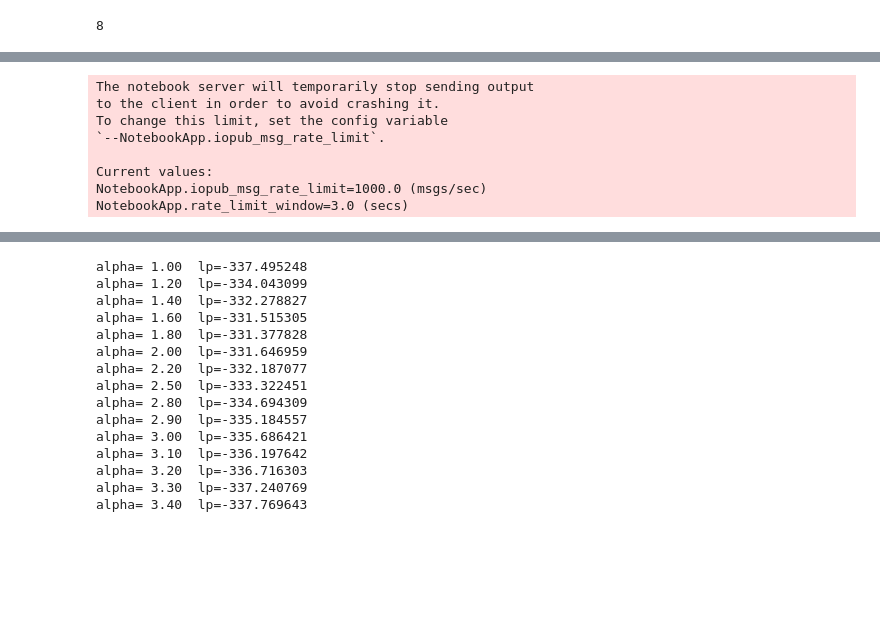
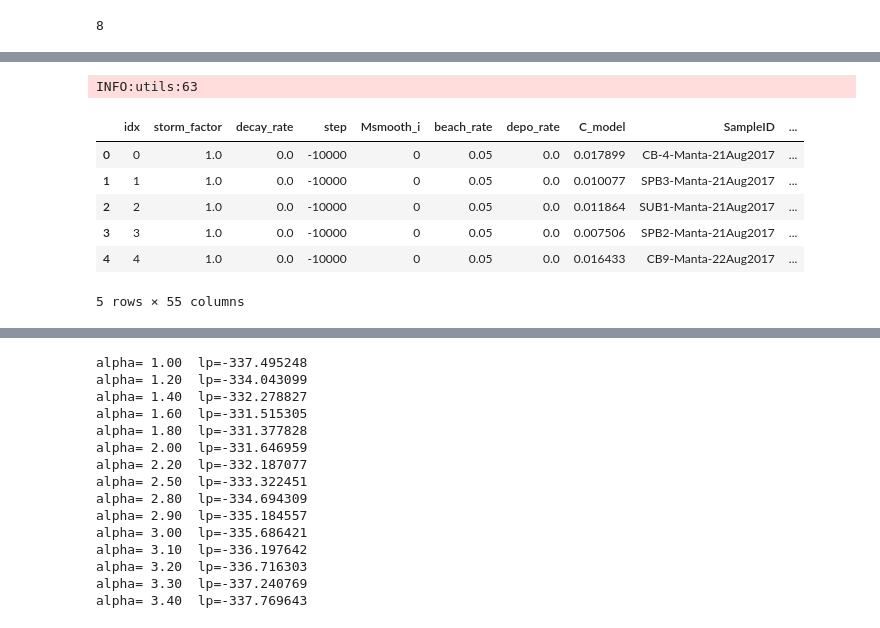
Before and after one commit to rustychris/microplastic_sfbay, a Jupyter notebook: postprocess/postproc_emcee_v02.ipynb, the cells around one changed output, grey strips where cells are left out. Drawn from its saved outputs; the diff is of its cells as text; code cells hidden in the pictures; blank space fills up the shorter version.

```diff
--- a/postprocess/postproc_emcee_v02.ipynb
+++ b/postprocess/postproc_emcee_v02.ipynb
@@ -214,4 +203,2 @@ cfg['hydro_timestamps']=post.load_hydro_timestamps(cfg['sun_paths'])
-# %%
-cfg['bc_ds_d']=post.bc_ds(cfg=cfg)
 # %%
-areas=grid.cells_area()
+areas=cfg.grid.cells_area()
@@ -288,6 +253,11 @@ post
 if 1:
     manta_chrono=manta.sort_values('DATE') # helps with locality during precalculation
     # storm_factor=1.0
+    # here the v01 code uses storm_factor=0.326, to account for
+    # the difference between 355um-only samples and all of the samples.
+    # here we will want to keep storm_factor unspecified
+    # This 0.326 adjustment for 355um vs all samples, though, is baked into preweighted.
+    storm_adjust=0.326
     step=-10000
     precalc={} # idx => stuff.
 
@@ -304,13 +274,13 @@ if 1:
         if rec.DATE==last_DATE:
             pass
         else:
-            df=post.particles_for_date(rec.DATE,cfg=cfg)
+            df=post.particles_for_date(rec.DATE,cfg=cfg,compute_kw=compute_kw)
             last_DATE=rec.DATE
 
         # Trawl-specific processing:
         # Pull subset of cells
         # add a cell weighting, and a time weighting for the tidal filter
-        cells,weights=post.rec_to_cell_weights(rec,areas=areas,grid=grid,
+        cells,weights=post.rec_to_cell_weights(rec,areas=areas,grid=cfg.grid,
                                                Msmooth=Msmooth,smooth=step,thresh=1e-5)
         df_spatial=pd.DataFrame(dict(cell=cells,weight_spatial=weights)).set_index('cell')
         df_spatial_sort=df_spatial.sort_index()
@@ -333,12 +303,15 @@ if 1:
         shore_hits=tdf['shore_hits'].values
         mp_per_area = (tdf['mp_per_particle'] / areas[tdf['cell']]).values
 
+        # v02 difference:
         # 0: stormwater, 1:wastewater
         group=post.group_weights(tdf,0.0).astype(np.int8)
+        # Omits decay, bed, shore weights - also v02 difference
+        adjust=np.array([storm_adjust,1.0])[group]
+        pre_weighted=weight_spatial*weight_time*mp_per_area*adjust
 
-        # Omits decay, bed, shore weights
-        pre_weighted=weight_spatial*weight_time*mp_per_area
-        # Final code below then needs age_s, bed_hits, shore_hits
+        # Final code below then needs age_s, bed_hits, shore_hits, and
+        # with v02, group in {0,1}
         sel=pre_weighted>0.0
 
         bundle=np.zeros(sel.sum(),[('preweighted',np.float32),
@@ -356,12 +329,13 @@ if 1:
 
         # Can get maybe a factor of 3 by combining duplicates
         df_bundle=pd.DataFrame.from_records(bundle)
-        uniquified=df_bundle.groupby(['age_s','bed_hits','shore_hits'])['preweighted'].sum().reset_index()
+        uniquified=df_bundle.groupby(['age_s','bed_hits','shore_hits','group'])['preweighted'].sum().reset_index()
         bundle=np.zeros(len(uniquified),dtype=bundle.dtype)
         bundle['preweighted']=uniquified['preweighted']
         bundle['age_s']=uniquified['age_s']
         bundle['bed_hits']=uniquified['bed_hits']
         bundle['shore_hits']=uniquified['shore_hits']
+        bundle['group']=uniquified['group']
         print(f"    uniquified: {bundle.nbytes:.2e} bytes, {len(bundle):.2e} elements")
 
         precalc[idx]=bundle
@@ -417,8 +389,7 @@ def predict_mantas_fast(decay_rate,beach_rate=1e-2,depo_rate=1e-2,storm_factor=1
         pred['idx']=idx
 
         # All in one go was actually half as fast
-        weight=ne.evaluate('''group_factor
-                            * exp( -age_s*decay_rate/86400.
+        weight=ne.evaluate('''group_factor * exp( -age_s*decay_rate/86400.
                                    -shore_hits*beach_rate
                                    -bed_hits*depo_rate )''')
         C=ne.evaluate( 'sum(preweighted*weight)')
@@ -837,3 +600,17 @@ Text(0, 0.5, 'Dist')
+# %%
+# comparing forward model between v01 and v02
+# They now match!
+df_test=predict_mantas_fast(decay_rate=0.0,beach_rate=0.05,depo_rate=0.0,storm_factor=1.0)
+df_test.head()
+# %% [output]
+INFO:utils:63
+|  | idx | storm_factor | decay_rate | step | Msmooth_i | beach_rate | depo_rate | C_model | SampleID | ... |
+| 0 | 0 | 1.0 | 0.0 | -10000 | 0 | 0.05 | 0.0 | 0.017899 | CB-4-Manta-21Aug2017 | ... |
+| 1 | 1 | 1.0 | 0.0 | -10000 | 0 | 0.05 | 0.0 | 0.010077 | SPB3-Manta-21Aug2017 | ... |
+| 2 | 2 | 1.0 | 0.0 | -10000 | 0 | 0.05 | 0.0 | 0.011864 | SUB1-Manta-21Aug2017 | ... |
+| 3 | 3 | 1.0 | 0.0 | -10000 | 0 | 0.05 | 0.0 | 0.007506 | SPB2-Manta-21Aug2017 | ... |
+| 4 | 4 | 1.0 | 0.0 | -10000 | 0 | 0.05 | 0.0 | 0.016433 | CB9-Manta-22Aug2017 | ... |
+5 rows × 55 columns
 # %%
 nwalkers = 6  # number of MCMC walkers
 nburn = 2000  # "burn-in" period to let chains stabilize
@@ -858,33 +635,3 @@ sampler.run_mcmc(starting_guesses, nsteps,progress=True)
 
 sample = sampler.chain  # shape = (nwalkers, nsteps, ndim)
 sample = sampler.chain[:, nburn:, :]  # discard burn-in points
-# %%
-nwalkers = 8  # number of MCMC walkers
-nburn = 4000  # "burn-in" period to let chains stabilize
-nsteps = 8000  # number of MCMC steps to take
-
-
-starting_guesses = np.random.rand(nwalkers, ndim)
-# we'll start at random locations between 0 and 0.5
-starting_guesses[:,0] *= 0.5 # beach rate [0,0.5]
-starting_guesses[:,1] *= 0.1 # depo rate [0,0.1]
-starting_guesses[:,2] *= 0.1 # decay rate [0,0.1]
-
-back=emcee.backends.HDFBackend("samples-emcee-v01-nbinom_scale_v1.h5")
-
-sampler = emcee.EnsembleSampler(nwalkers, ndim, log_posterior,args=[],
-                               backend=back)
-
-sampler.run_mcmc(starting_guesses, nsteps,progress=True)
-
-sample = sampler.chain  # shape = (nwalkers, nsteps, ndim)
-sample = sampler.chain[:, nburn:, :]  # discard burn-in points
-# %% [output]
-The notebook server will temporarily stop sending output
-to the client in order to avoid crashing it.
-To change this limit, set the config variable
-`--NotebookApp.iopub_msg_rate_limit`.
-
-Current values:
-NotebookApp.iopub_msg_rate_limit=1000.0 (msgs/sec)
-NotebookApp.rate_limit_window=3.0 (secs)
```
Also changed, not shown: parts of 31 cells of this notebook, 6 other files.
